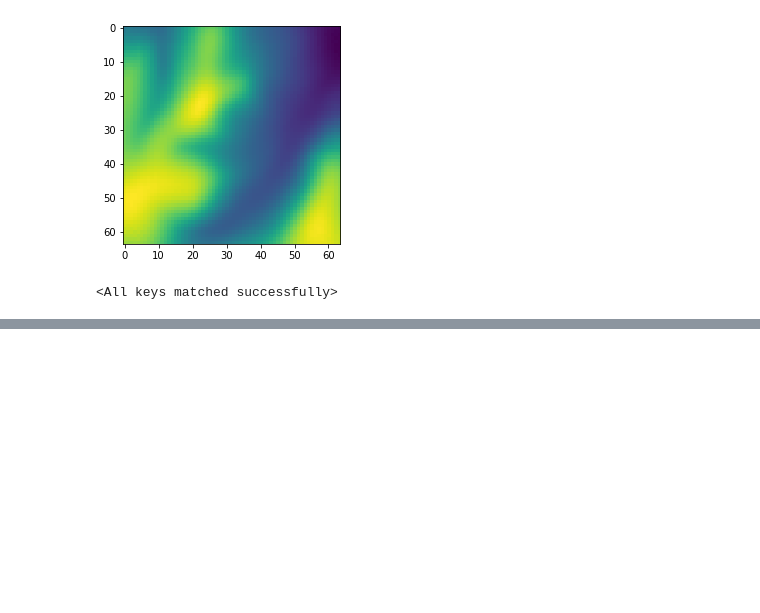
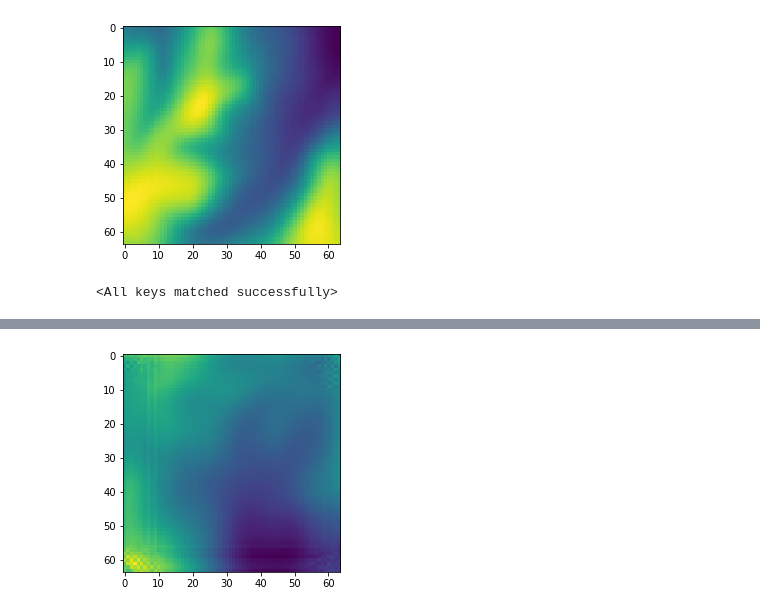
Before and after one commit to nikitakuchur/landscape-generator, a Jupyter notebook: variational_autoencoder.ipynb, the cells around one changed output, grey strips where cells are left out. Cells and saved outputs as stored; diff of their text form; code cells hidden in the pictures; blank space fills up the shorter version.

```diff
--- a/variational_autoencoder.ipynb
+++ b/variational_autoencoder.ipynb
@@ -243,0 +285,9 @@ plt.show()
+# %%
+part3 = out3[0][0][0:32, 0:32]
+t3 = F.interpolate(part3.view(1, 1, 32, 32), 64)
+
+out_part3 = vae(t3)
+plt.imshow(out_part3[0].view(64, 64).cpu().detach().numpy())
+plt.show()
+# %% [output]
+[figure, added]
```
Also changed, not shown: parts of 10 cells of this notebook.
